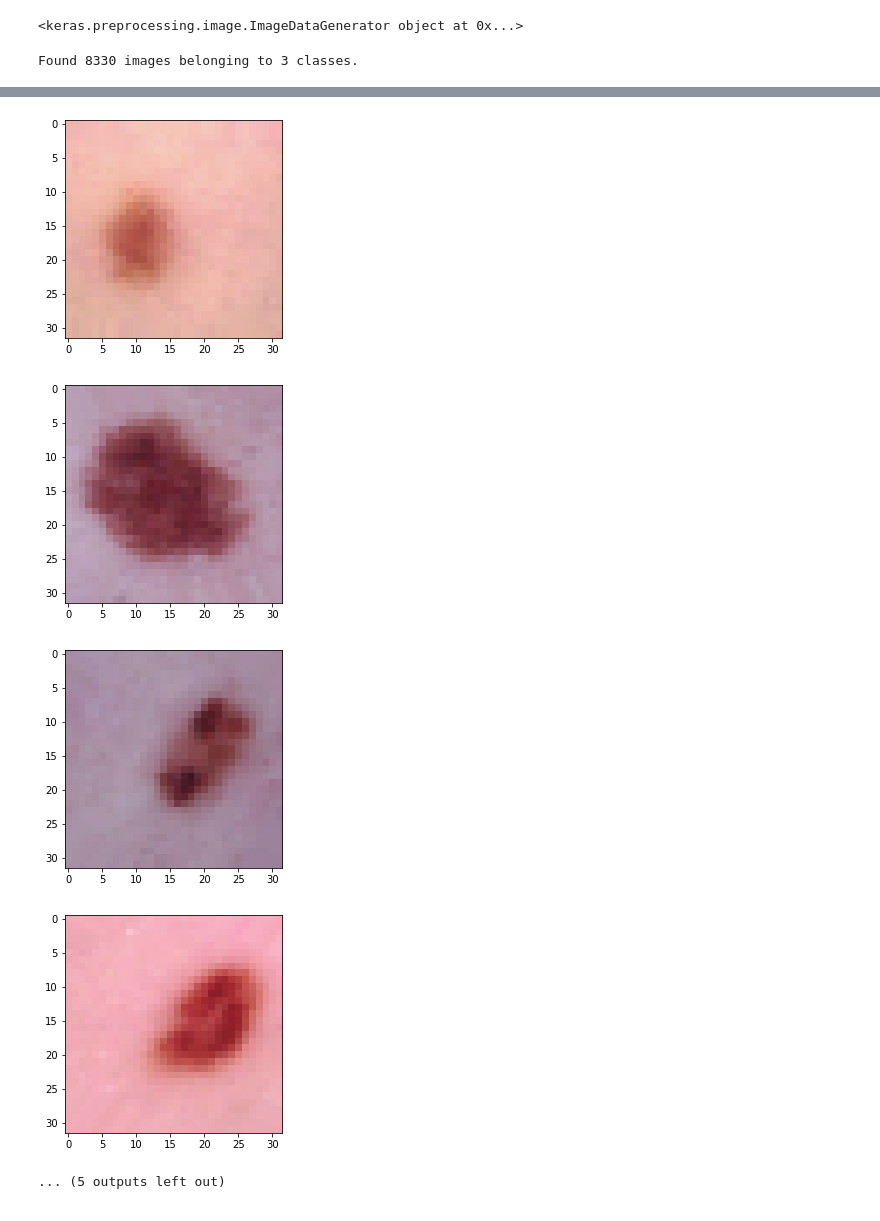
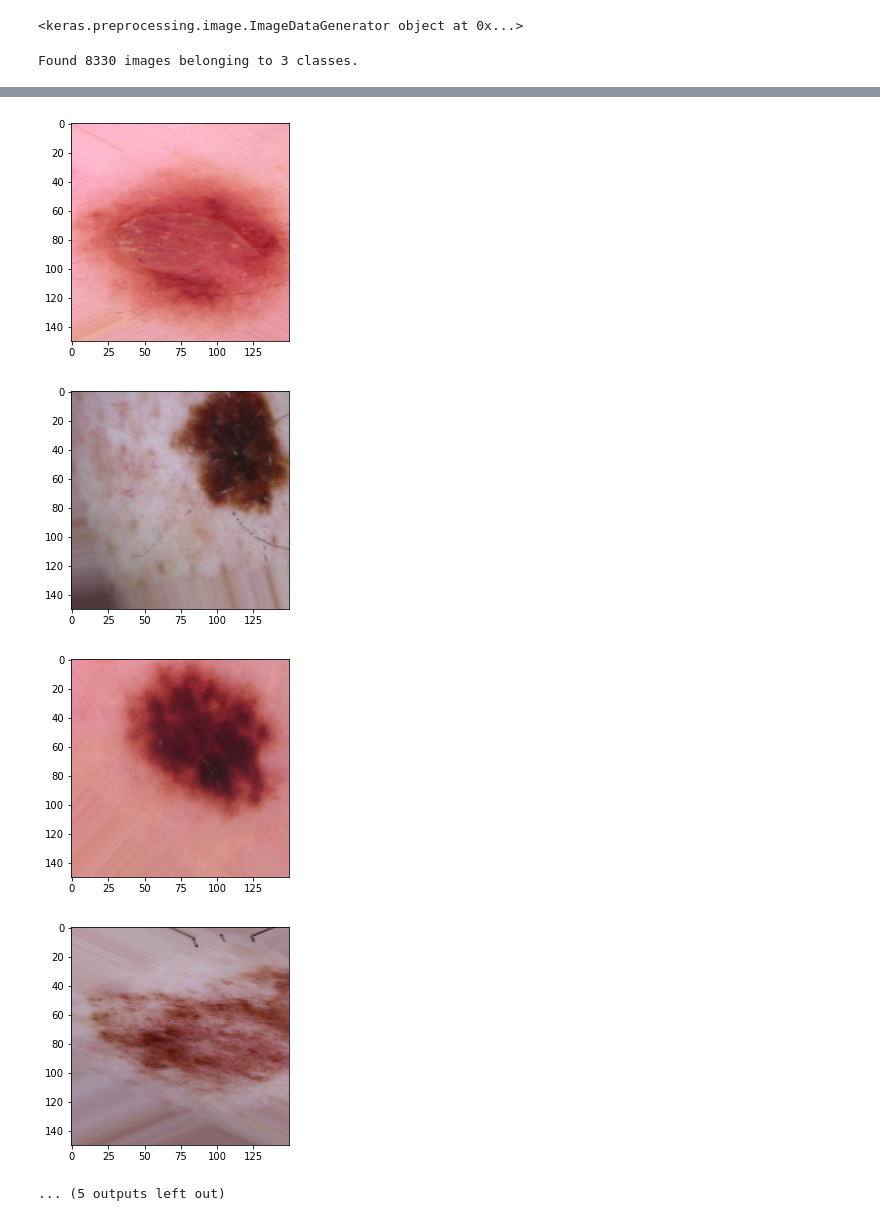
Before and after one commit to SulemanSaeed047/SkinDiseaseDetectionSystem, a Jupyter notebook: Data Augmentation.ipynb, the cells around one changed output, grey strips where cells are left out. Saved outputs shown, nothing was run; the diff lists cells and outputs as text; code cells hidden in the pictures.

Commit message:
Dataset Balancing and Preprocessing for higher accuracy in results

```diff
--- a/Data Augmentation.ipynb
+++ b/Data Augmentation.ipynb
@@ -4,7 +4,7 @@ import os
 from matplotlib import pyplot as plt
 # %%
 datagen = ImageDataGenerator(rotation_range=45,
-                            zoom_range=0.2,
+                            zoom_range=0.5,
                             width_shift_range=.15,
                             height_shift_range=.15,
                             horizontal_flip=True,
@@ -13,11 +13,11 @@ print (datagen);
 # %% [output]
 <keras.preprocessing.image.ImageDataGenerator object at 0x...>
 # %%
-train_dir = "E:\Dataset and ecommerce/Dataset/reorganized/"
+train_dir = "E:\Dataset SDDS/Dataset/reorganized/"
 train_data_keras = datagen.flow_from_directory(directory=train_dir,
                                             class_mode='categorical',
                                             batch_size=16,
-                                            target_size=(32,32))
+                                            target_size=(150,150))
 x, y = next(train_data_keras)
 for i in range (0,16):
     image = x[i].astype(int)
@@ -35,5 +35,5 @@ Found 8330 images belonging to 3 classes.
-[figure, old version]
+[figure, new version]
-[figure, old version]
+[figure, new version]
-[figure, old version]
+[figure, new version]
-[figure, old version]
+[figure, new version]
 ... (5 outputs left out)
```
Also changed, not shown: parts of 1 cell of this notebook, 3 other files.
